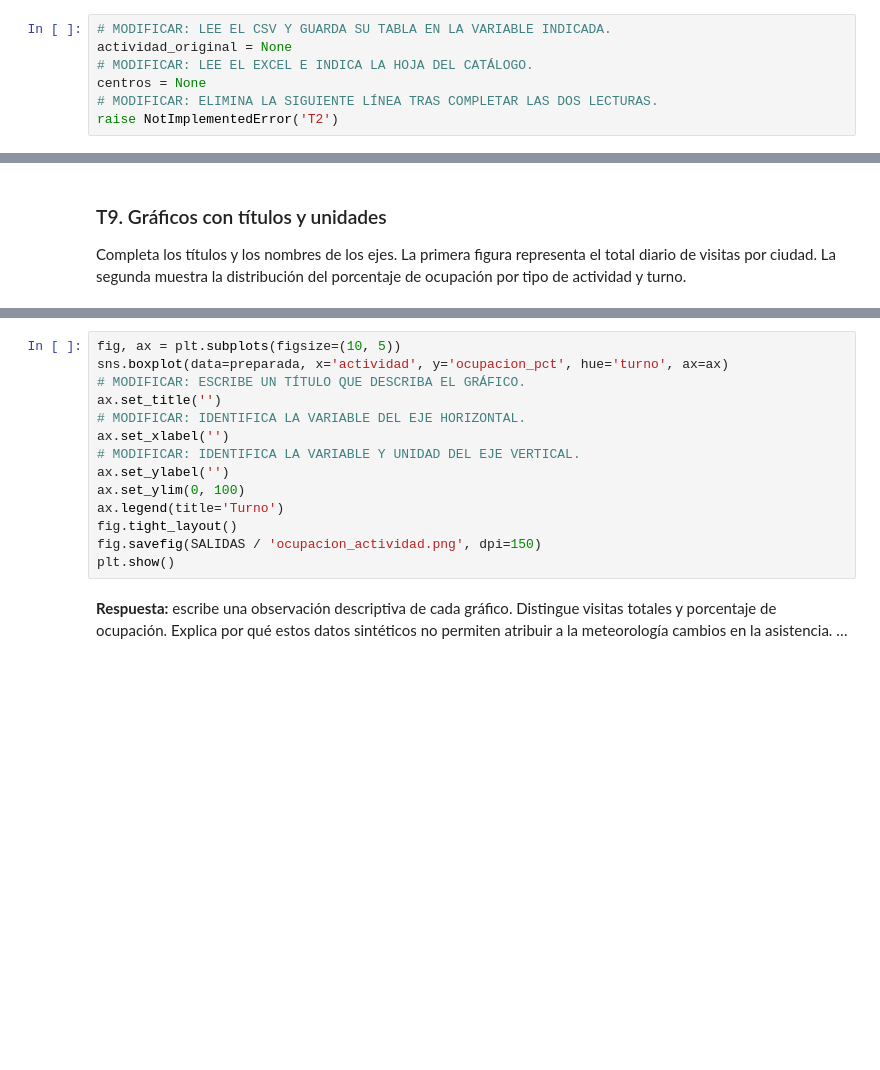
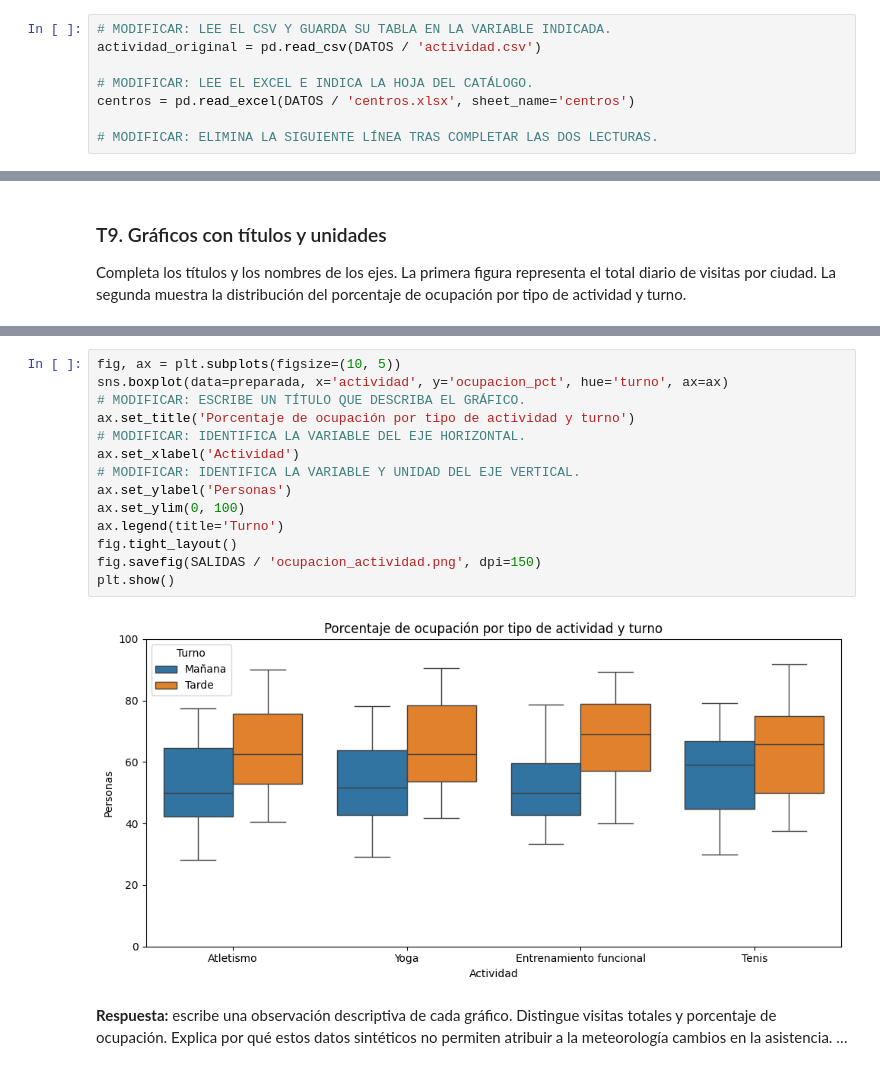
Before and after one commit to Azuceneta/Bussines-Anylitcs_Paula-Fernanda_-Kenny_-Azucena, a Jupyter notebook: Practica_centros_alumnado_v02.ipynb, the cells around one changed output, grey strips where cells are left out. Drawn from its saved outputs; the diff is of its cells as text; blank space fills up the shorter version.

```diff
--- a/Practica_centros_alumnado_v02.ipynb
+++ b/Practica_centros_alumnado_v02.ipynb
@@ -118,11 +137,12 @@ raise NotImplementedError('R2')
 Lee `actividad.csv` con `pd.read_csv` y `centros.xlsx` con `pd.read_excel`, indicando `sheet_name='centros'`. Usa las rutas `DATOS / 'actividad.csv'` y `DATOS / 'centros.xlsx'`.
 # %%
 # MODIFICAR: LEE EL CSV Y GUARDA SU TABLA EN LA VARIABLE INDICADA.
-actividad_original = None
+actividad_original = pd.read_csv(DATOS / 'actividad.csv')
+
 # MODIFICAR: LEE EL EXCEL E INDICA LA HOJA DEL CATÁLOGO.
-centros = None
+centros = pd.read_excel(DATOS / 'centros.xlsx', sheet_name='centros')
+
 # MODIFICAR: ELIMINA LA SIGUIENTE LÍNEA TRAS COMPLETAR LAS DOS LECTURAS.
-raise NotImplementedError('T2')
 # %%
 print(actividad_original.shape)
 print(actividad_original.columns)
@@ -299,17 +441,19 @@ plt.show()
 # %%
 fig, ax = plt.subplots(figsize=(10, 5))
 sns.boxplot(data=preparada, x='actividad', y='ocupacion_pct', hue='turno', ax=ax)
 # MODIFICAR: ESCRIBE UN TÍTULO QUE DESCRIBA EL GRÁFICO.
-ax.set_title('')
+ax.set_title('Porcentaje de ocupación por tipo de actividad y turno')
 # MODIFICAR: IDENTIFICA LA VARIABLE DEL EJE HORIZONTAL.
-ax.set_xlabel('')
+ax.set_xlabel('Actividad')
 # MODIFICAR: IDENTIFICA LA VARIABLE Y UNIDAD DEL EJE VERTICAL.
-ax.set_ylabel('')
+ax.set_ylabel('Personas')
 ax.set_ylim(0, 100)
 ax.legend(title='Turno')
 fig.tight_layout()
 fig.savefig(SALIDAS / 'ocupacion_actividad.png', dpi=150)
 plt.show()
+# %% [output]
+[figure, added]
 # %% [markdown]
 **Respuesta:** escribe una observación descriptiva de cada gráfico. Distingue visitas totales y porcentaje de ocupación. Explica por qué estos datos sintéticos no permiten atribuir a la meteorología cambios en la asistencia. …
 # %% [markdown]
```
Also changed, not shown: parts of 38 cells of this notebook.
